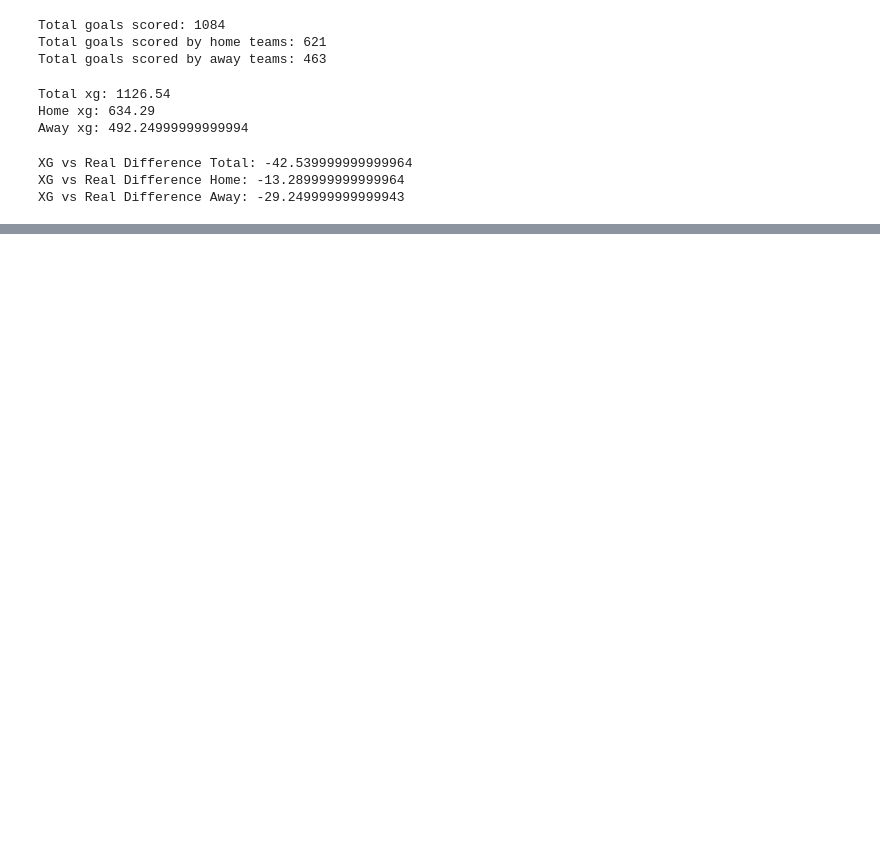
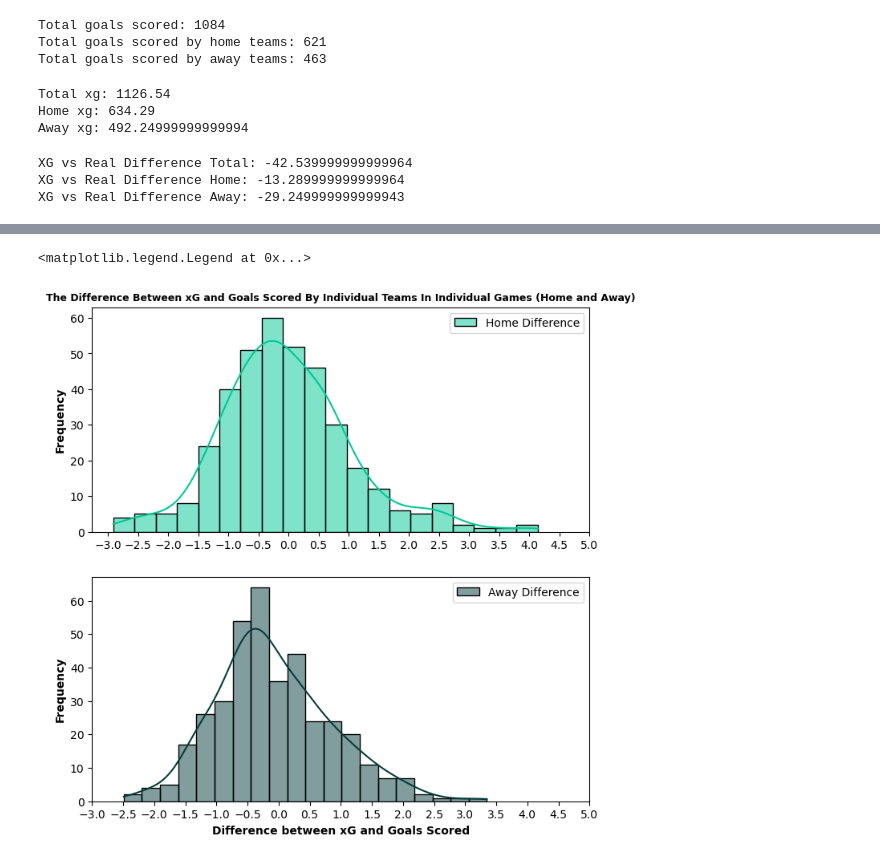
Before and after one commit to DAHammond/Bee2041-Final, a Jupyter notebook: Data Cleaning, Restructuring and Analysis.ipynb, the cells around one changed output, grey strips where cells are left out. Cells and saved outputs as stored; diff of their text form; code cells hidden in the pictures; blank space fills up the shorter version.

```diff
--- a/Data Cleaning, Restructuring and Analysis.ipynb
+++ b/Data Cleaning, Restructuring and Analysis.ipynb
@@ -199,0 +246,21 @@ DF2
+# %%
+plt.figure(figsize=(8, 8))
+
+# First subplot for Home_difference
+plt.subplot(2, 1, 1)
+sns.histplot(DF2['Home_difference'], kde=True, color="#00C896", alpha=0.5, label='Home Difference', bins=20)
+plt.title('The Difference Between xG and Goals Scored By Individual Teams In Individual Games (Home and Away)', fontweight='bold', size = 9)
+plt.xlabel(' ', fontweight='bold')
+plt.ylabel('Frequency', fontweight='bold')
+plt.legend()
+plt.xticks(np.arange(np.floor(DF2['Home_difference'].min()), np.ceil(DF2['Home_difference'].max()) + 0.5, 0.5))
+
+plt.subplot(2, 1, 2)
+sns.histplot(DF2['Away_difference'], kde=True, color="#043D3C", alpha=0.5, label='Away Difference', bins=20)
+plt.xticks(np.arange(np.floor(DF2['Home_difference'].min()), np.ceil(DF2['Home_difference'].max()) + 0.5, 0.5))
+plt.xlabel('Difference between xG and Goals Scored', fontweight='bold')
+plt.ylabel('Frequency', fontweight='bold')
+plt.legend()
+# %% [output]
+<matplotlib.legend.Legend at 0x...>
+[figure, added]
```
Also changed, not shown: parts of 19 cells of this notebook.
